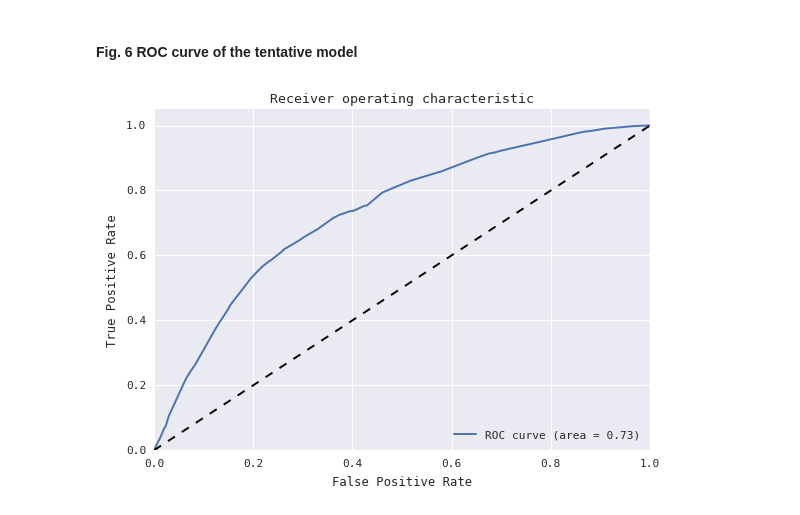
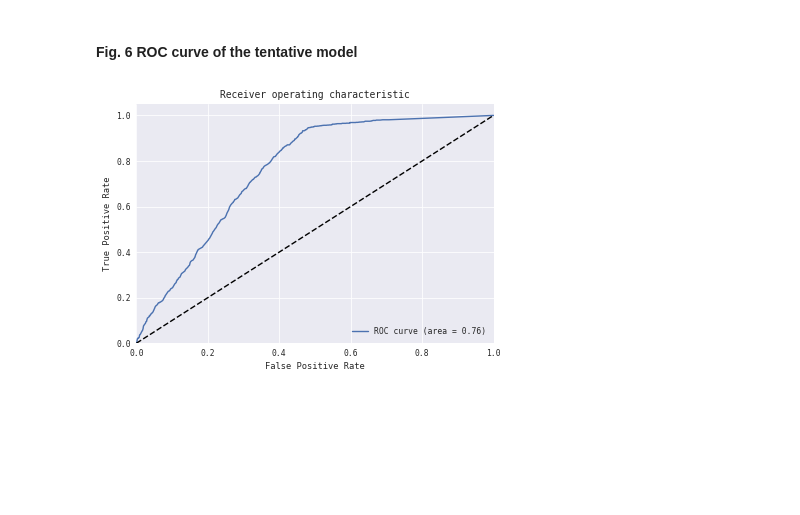
Before and after one commit to yuwei2341/PYSCRP, a Jupyter notebook: tosort/EDA.ipynb, the cells around one changed output. Saved outputs shown, nothing was run; the diff lists cells and outputs as text; code cells hidden in the pictures; blank space fills up the shorter version.

```diff
--- a/tosort/EDA.ipynb
+++ b/tosort/EDA.ipynb
@@ -180,0 +202,6 @@ fraction of signups taking a first trip after correction: 0.111
+# %%
+model_cols = [        u'city_name',         u'signup_os',    u'signup_channel',
+            u'vehicle_type', u'addv_after_signup',  u'bgc_after_signup', 'signup_dow', 'signup_weekend',
+                       u'y']
+df_model = df[model_cols].drop_duplicates()
+df_model.info()
@@ -182,10 +224,3 @@ fraction of signups taking a first trip after correction: 0.111
 ### Check distribution of y on other variables
 # %% [markdown]
 #### Fig. 1: total signups and active rate for categorical features
-# %%
-for ii in ['city_name', 'signup_os', 'signup_channel', 'vehicle_type']:
-    plt.figure(figsize=(6, 2))
-    plt.subplot(121)
-    df.groupby(ii).count()['y'].plot('bar', title='total signups')
-    plt.subplot(122)
-    df.groupby(ii).mean()['y'].plot('bar', title='active rate')
@@ -197,19 +251,21 @@ for ii in ['city_name', 'signup_os', 'signup_channel', 'vehicle_type']:
 # %% [markdown]
 #### Fig. 2: Histogram of numeric features for both classes
 # %%
-for ii in ['bgc_after_signup', 'addv_after_signup']:
+num_col = df_model.columns[df_model.dtypes != 'category']
+num_col = num_col.drop('y')
+for ii in num_col:#['bgc_after_signup', 'addv_after_signup']:
 
-    df_no = df[df[ii] == 9999]
-    df_yes = df[df[ii] != 9999]
+    df_model_no = df_model[df_model[ii] == 9999]
+    df_model_yes = df_model[df_model[ii] != 9999]
 
     print '''For drivers who did not do {}, active rate is {:.3f}
-    For those who did, active rate is {:.3f}'''.format(ii, df_no.y.mean(), df_yes.y.mean())
+    For those who did, active rate is {:.3f}'''.format(ii, df_model_no.y.mean(), df_model_yes.y.mean())
 
-    df_yes_pos = df_yes[df_yes.y == 1][ii]
-    df_yes_neg = df_yes[df_yes.y == 0][ii]
+    df_model_yes_pos = df_model_yes[df_model_yes.y == 1][ii]
+    df_model_yes_neg = df_model_yes[df_model_yes.y == 0][ii]
     plt.figure(figsize=(4, 2))
-    plt.hist(df_yes_neg.values, alpha=0.2, normed=True)
-    plt.hist(df_yes_pos.values, alpha=0.2, normed=True, color='r', )
+    plt.hist(df_model_yes_neg.values, alpha=0.2, normed=True)
+    plt.hist(df_model_yes_pos.values, alpha=0.2, normed=True, color='r', )
     plt.legend(['y=0', 'y=1'])
     plt.title('hist for ' + ii)
 # %% [output]
@@ -251,8 +308,11 @@ df1 = df.copy()
 ### Transform categorical to dummy variables
 # %%
 # Create dummy variables; drop the last dummy created for each categorical variable, as the info is redundant
-for ii in ['city_name', 'signup_os', 'signup_channel', 'vehicle_type']:
-    df_tmp = pd.get_dummies(df1[ii], prefix=ii)
-    df1 = pd.concat([df1, df_tmp], axis=1).drop(ii, axis=1)
+df1 = df_model
+for ii in cat_col:
+    df_tmp = pd.get_dummies(df_model[ii], prefix=ii, drop_first=True)
+    df1 = pd.concat([df1, df_tmp], axis=1)
+
+df1 = df1.drop(cat_col, axis=1).sort_index(axis=1).reset_index(drop=True)
 # %% [markdown]
 #### Fig. 3 "correlations" of the rest (including dummeis)
@@ -370,19 +421,18 @@ plt.show()
 # %% [markdown]
 #### Fig. 6 ROC curve of the tentative model
 # %%
-drop_list = ['addv_after_signup', 'bgc_after_signup',  u'vehicle_type_luxury',
-             u'vehicle_type_non_car', u'vehicle_type_other']
-df3 = df2.drop(drop_list, axis=1)
+drop_list = ['addv_after_signup', 'bgc_after_signup', u'vehicle_type_non_car', u'vehicle_type_other']
+df3 = df1.drop(drop_list, axis=1)
 X, y, feature_names = get_xy(df3)
 index_train, index_test = train_test_split(range(len(y)),
                                            test_size=test_size_ratio,
                                            random_state=random_state)
 X_train, y_train = X[index_train, :], y[index_train]
 X_test, y_test = X[index_test, :], y[index_test]
 
 clf = RandomForestClassifier(random_state=random_state, n_estimators=n_estimators)
 clf.fit(X_train, y_train)
 score = clf.predict_proba(X_test)[:, 1]
 plot_roc(score, y_test)
 # %% [output]
-[figure, old version]
+[figure, new version]
```
Also changed, not shown: parts of 19 cells of this notebook, 2 other files.
